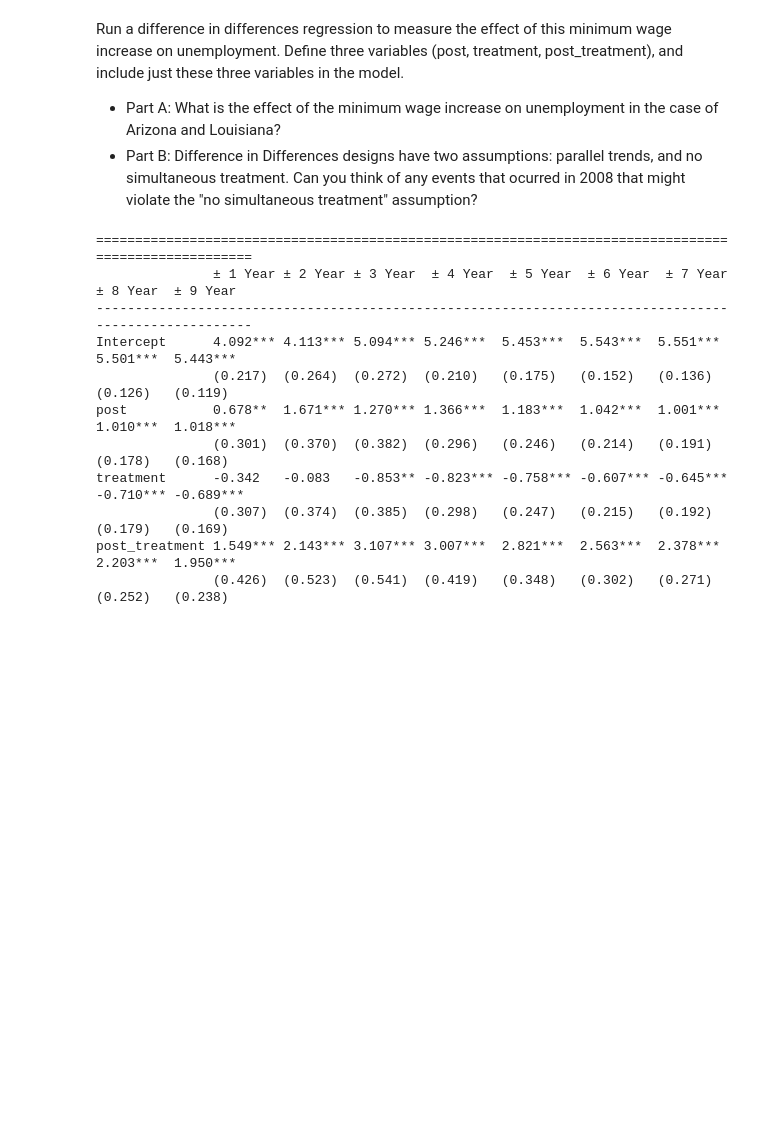
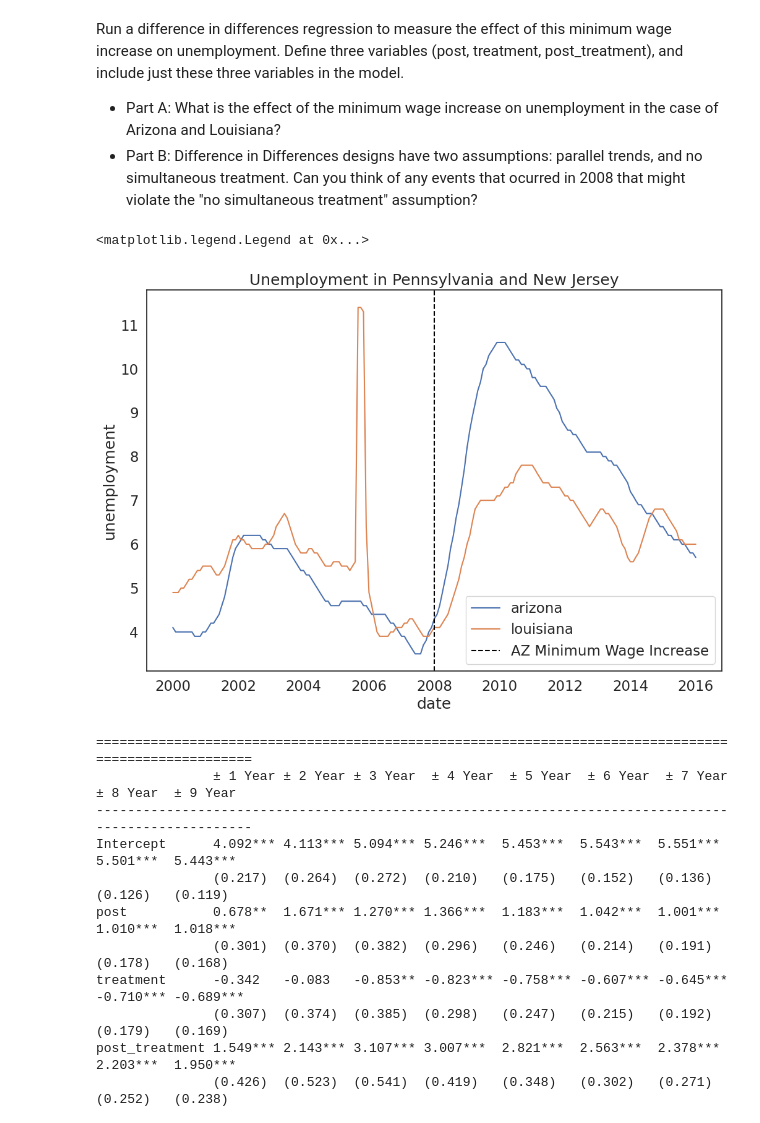
Before and after one commit to SHocombe/QM2, a Jupyter notebook: W8_Diff_in_Diff.ipynb, the cells around one changed output. Drawn from its saved outputs; the diff is of its cells as text; code cells hidden in the pictures; blank space fills up the shorter version.

```diff
--- a/W8_Diff_in_Diff.ipynb
+++ b/W8_Diff_in_Diff.ipynb
@@ -459,6 +459,23 @@ Run a difference in differences regression to measure the effect of this minimum
 
 * Part A: What is the effect of the minimum wage increase on unemployment in the case of Arizona and Louisiana?
 * Part B: Difference in Differences designs have two assumptions: parallel trends, and no simultaneous treatment. Can you think of any events that ocurred in 2008 that might violate the "no simultaneous treatment" assumption?
+# %%
+did=df_s[df_s['state'].isin(['louisiana', 'arizona'])] # subset the data to only include pennsylvania and new jersey
+
+did['post']=np.where(did['date']>='2008-01-01',1,0) # create a variable that is 1 if the date is after the minimum wage increase and 0 otherwise
+did['treatment']=np.where(did['state']=='arizona',1,0) # create a variable that is 1 if the state is new jersey (i.e., the treatment group) and 0 for pennsylvania (the control group)
+did['post_treatment']=did['post']*did['treatment']
+
+
+
+did=did[(did['date']>='2000-01-01') & (did['date']<='2016-01-01')]
+sns.lineplot(data=did,x='date',y='unemployment',hue='state')
+plt.axvline(pd.to_datetime('2008-01-01'),color='black',linestyle='dashed', label='AZ Minimum Wage Increase')
+plt.title('Unemployment in Pennsylvania and New Jersey')
+plt.legend()
+# %% [output]
+<matplotlib.legend.Legend at 0x...>
+[figure, added]
 # %%
 models=[] # create empty list to store the models
 names=[] # create empty list to store the names of the models
```
Also changed, not shown: parts of 4 cells of this notebook.
